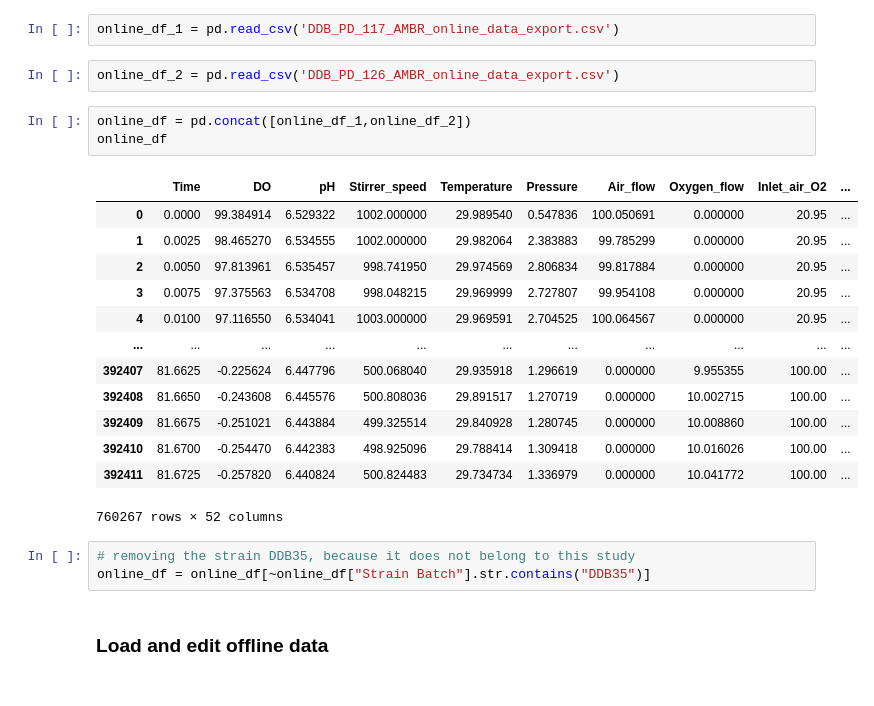
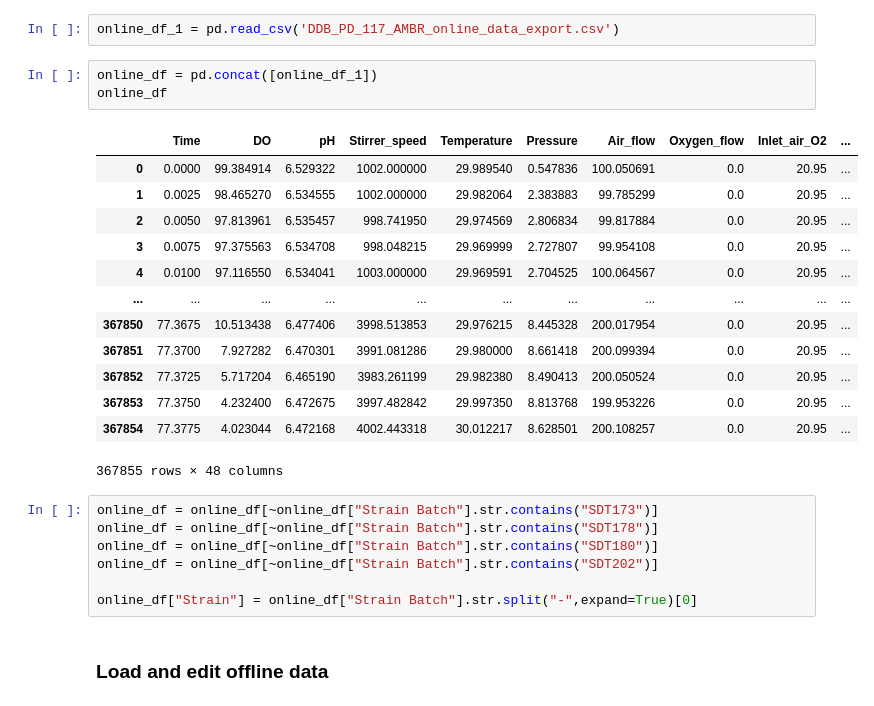
Before and after one commit to jonruh/TP-scale-down, a Jupyter notebook: data_processing/fermentation_data/fermentation_data_analysis_and_calculations.ipynb, the cells around one changed output. Drawn from its saved outputs; the diff is of its cells as text.

```diff
--- a/data_processing/fermentation_data/fermentation_data_analysis_and_calculations.ipynb
+++ b/data_processing/fermentation_data/fermentation_data_analysis_and_calculations.ipynb
@@ -94,28 +77,30 @@ meta_df = meta_df[~meta_df["Strain Batch"].str.contains("DDB35")]
 ### Load online data
 # %%
 online_df_1 = pd.read_csv('DDB_PD_117_AMBR_online_data_export.csv')
-# %%
-online_df_2 = pd.read_csv('DDB_PD_126_AMBR_online_data_export.csv')
 # %%
-online_df = pd.concat([online_df_1,online_df_2])
+online_df = pd.concat([online_df_1])
 online_df
 # %% [output]
 |  | Time | DO | pH | Stirrer_speed | Temperature | Pressure | Air_flow | Oxygen_flow | Inlet_air_O2 | ... |
-| 0 | 0.0000 | 99.384914 | 6.529322 | 1002.000000 | 29.989540 | 0.547836 | 100.050691 | 0.000000 | 20.95 | ... |
-| 1 | 0.0025 | 98.465270 | 6.534555 | 1002.000000 | 29.982064 | 2.383883 | 99.785299 | 0.000000 | 20.95 | ... |
-| 2 | 0.0050 | 97.813961 | 6.535457 | 998.741950 | 29.974569 | 2.806834 | 99.817884 | 0.000000 | 20.95 | ... |
-| 3 | 0.0075 | 97.375563 | 6.534708 | 998.048215 | 29.969999 | 2.727807 | 99.954108 | 0.000000 | 20.95 | ... |
-| 4 | 0.0100 | 97.116550 | 6.534041 | 1003.000000 | 29.969591 | 2.704525 | 100.064567 | 0.000000 | 20.95 | ... |
+| 0 | 0.0000 | 99.384914 | 6.529322 | 1002.000000 | 29.989540 | 0.547836 | 100.050691 | 0.0 | 20.95 | ... |
+| 1 | 0.0025 | 98.465270 | 6.534555 | 1002.000000 | 29.982064 | 2.383883 | 99.785299 | 0.0 | 20.95 | ... |
+| 2 | 0.0050 | 97.813961 | 6.535457 | 998.741950 | 29.974569 | 2.806834 | 99.817884 | 0.0 | 20.95 | ... |
+| 3 | 0.0075 | 97.375563 | 6.534708 | 998.048215 | 29.969999 | 2.727807 | 99.954108 | 0.0 | 20.95 | ... |
+| 4 | 0.0100 | 97.116550 | 6.534041 | 1003.000000 | 29.969591 | 2.704525 | 100.064567 | 0.0 | 20.95 | ... |
 | ... | ... | ... | ... | ... | ... | ... | ... | ... | ... | ... |
-| 392407 | 81.6625 | -0.225624 | 6.447796 | 500.068040 | 29.935918 | 1.296619 | 0.000000 | 9.955355 | 100.00 | ... |
-| 392408 | 81.6650 | -0.243608 | 6.445576 | 500.808036 | 29.891517 | 1.270719 | 0.000000 | 10.002715 | 100.00 | ... |
-| 392409 | 81.6675 | -0.251021 | 6.443884 | 499.325514 | 29.840928 | 1.280745 | 0.000000 | 10.008860 | 100.00 | ... |
-| 392410 | 81.6700 | -0.254470 | 6.442383 | 498.925096 | 29.788414 | 1.309418 | 0.000000 | 10.016026 | 100.00 | ... |
-| 392411 | 81.6725 | -0.257820 | 6.440824 | 500.824483 | 29.734734 | 1.336979 | 0.000000 | 10.041772 | 100.00 | ... |
+| 367850 | 77.3675 | 10.513438 | 6.477406 | 3998.513853 | 29.976215 | 8.445328 | 200.017954 | 0.0 | 20.95 | ... |
+| 367851 | 77.3700 | 7.927282 | 6.470301 | 3991.081286 | 29.980000 | 8.661418 | 200.099394 | 0.0 | 20.95 | ... |
+| 367852 | 77.3725 | 5.717204 | 6.465190 | 3983.261199 | 29.982380 | 8.490413 | 200.050524 | 0.0 | 20.95 | ... |
+| 367853 | 77.3750 | 4.232400 | 6.472675 | 3997.482842 | 29.997350 | 8.813768 | 199.953226 | 0.0 | 20.95 | ... |
+| 367854 | 77.3775 | 4.023044 | 6.472168 | 4002.443318 | 30.012217 | 8.628501 | 200.108257 | 0.0 | 20.95 | ... |
-760267 rows × 52 columns
+367855 rows × 48 columns
 # %%
-# removing the strain DDB35, because it does not belong to this study
-online_df = online_df[~online_df["Strain Batch"].str.contains("DDB35")]
+online_df = online_df[~online_df["Strain Batch"].str.contains("SDT173")]
+online_df = online_df[~online_df["Strain Batch"].str.contains("SDT178")]
+online_df = online_df[~online_df["Strain Batch"].str.contains("SDT180")]
+online_df = online_df[~online_df["Strain Batch"].str.contains("SDT202")]
+
+online_df["Strain"] = online_df["Strain Batch"].str.split("-",expand=True)[0]
 # %% [markdown]
 ### Load and edit offline data
 # %%
```
Also changed, not shown: parts of 36 cells of this notebook, 8 other files.
